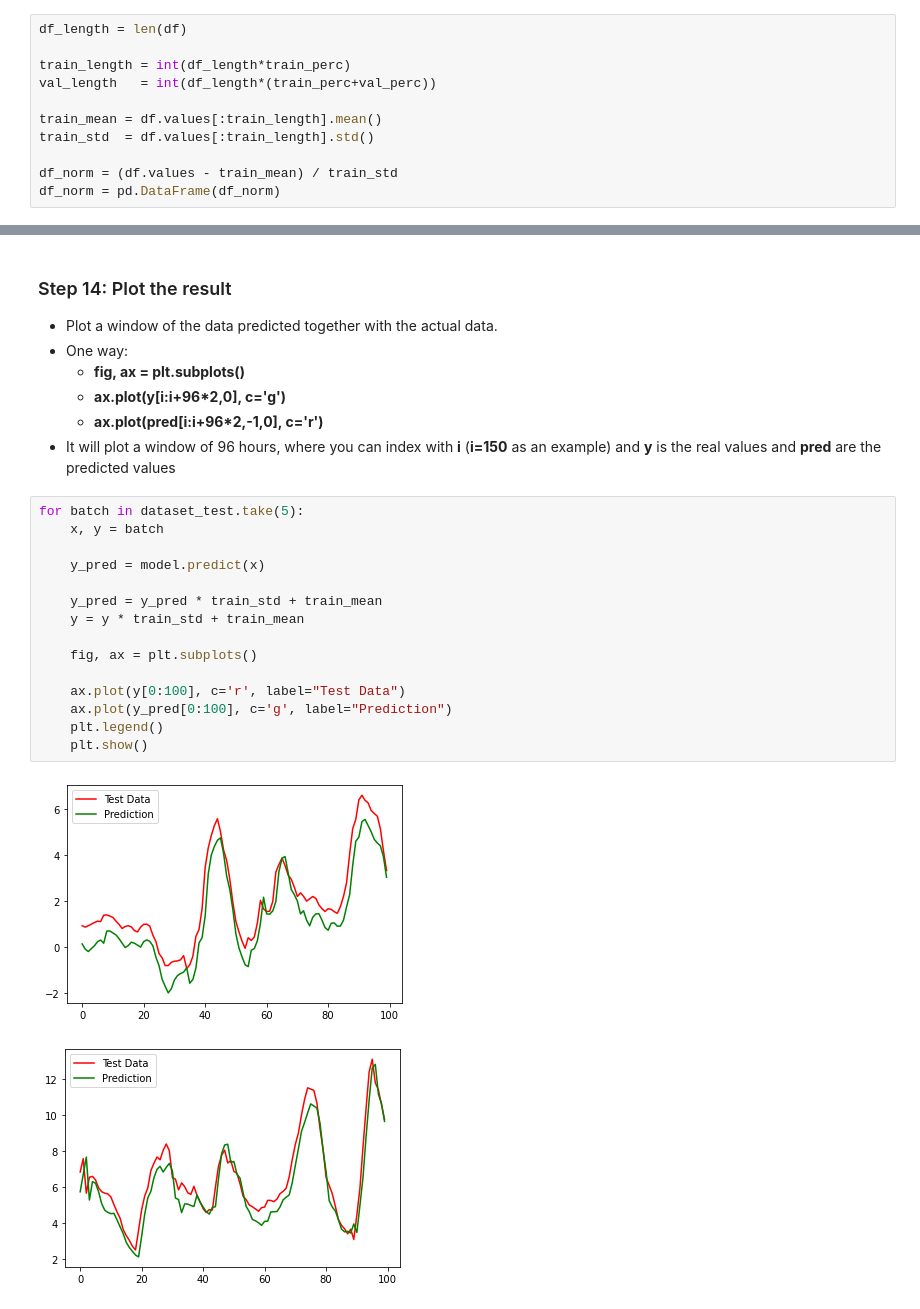
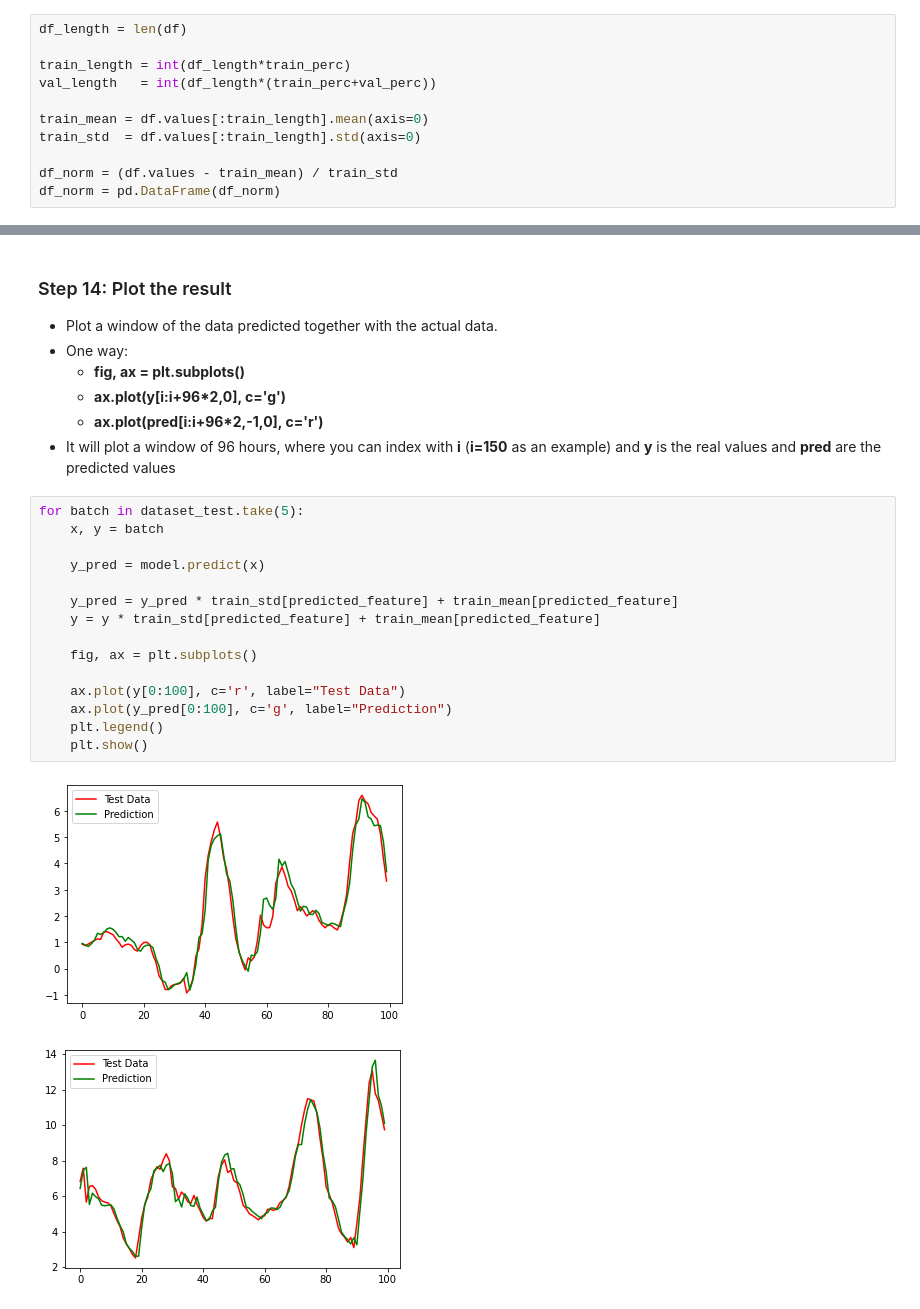
Before and after one commit to francoschroeder/ProyectoFinal, a Jupyter notebook: ModeloParaTestear.ipynb, the cells around one changed output, grey strips where cells are left out. Cells and saved outputs as stored; diff of their text form.

```diff
--- a/ModeloParaTestear.ipynb
+++ b/ModeloParaTestear.ipynb
@@ -64,8 +64,8 @@ df_length = len(df)
 train_length = int(df_length*train_perc)
 val_length   = int(df_length*(train_perc+val_perc))
 
-train_mean = df.values[:train_length].mean()
-train_std  = df.values[:train_length].std()
+train_mean = df.values[:train_length].mean(axis=0)
+train_std  = df.values[:train_length].std(axis=0)
 
 df_norm = (df.values - train_mean) / train_std
 df_norm = pd.DataFrame(df_norm)
@@ -224,18 +224,18 @@ visualize_loss(history, "Training and Validation Loss")
 # %%
 for batch in dataset_test.take(5):
     x, y = batch
 
     y_pred = model.predict(x)
 
-    y_pred = y_pred * train_std + train_mean
-    y = y * train_std + train_mean
+    y_pred = y_pred * train_std[predicted_feature] + train_mean[predicted_feature]
+    y = y * train_std[predicted_feature] + train_mean[predicted_feature]
 
     fig, ax = plt.subplots()
 
     ax.plot(y[0:100], c='r', label="Test Data")
     ax.plot(y_pred[0:100], c='g', label="Prediction")
     plt.legend()
     plt.show()
 # %% [output]
-[figure, old version]
+[figure, new version]
-[figure, old version]
+[figure, new version]
```
Also changed, not shown: parts of 5 cells of this notebook, 2 other files.
